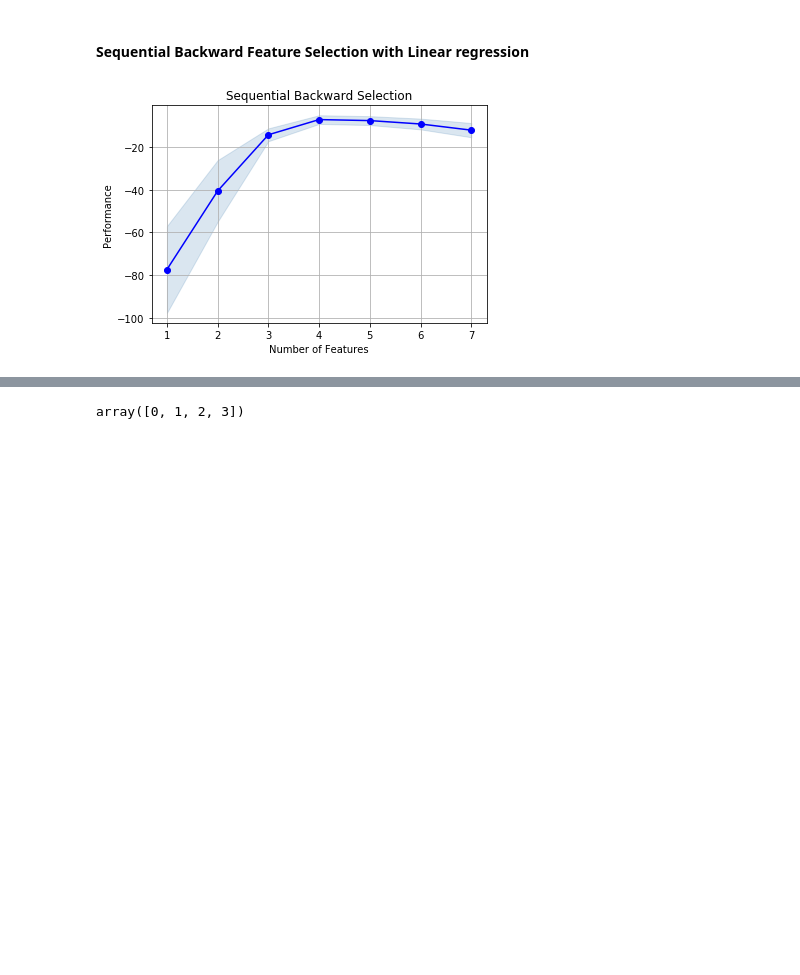
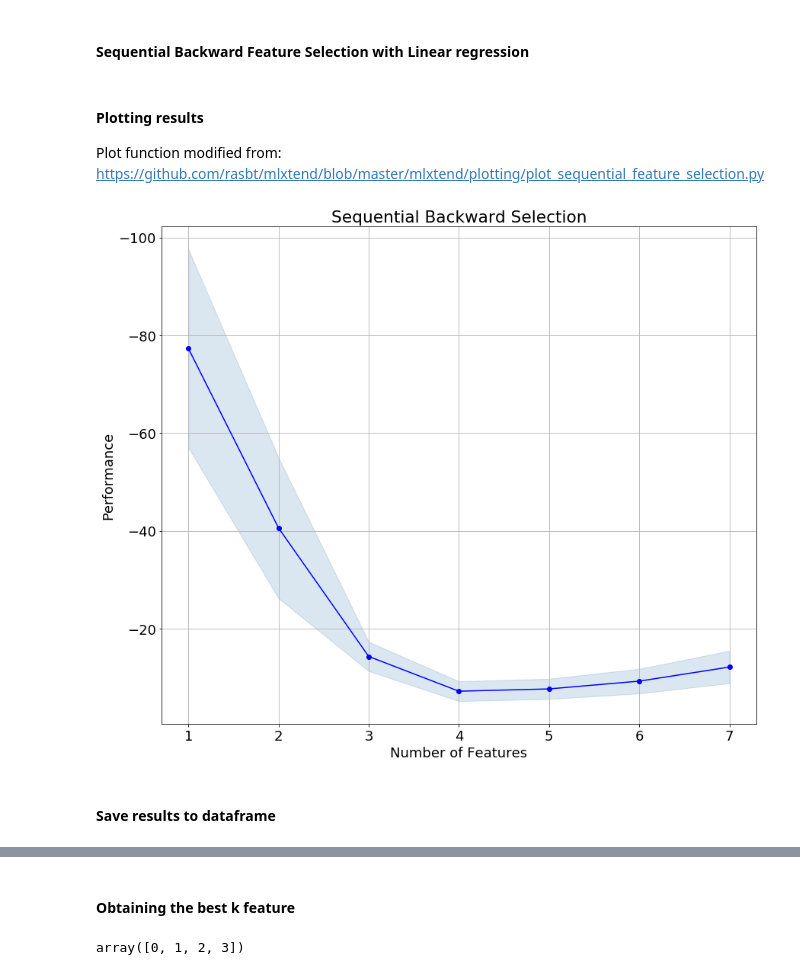
Before and after one commit to mycarta/Data-science-tools-petroleum-exploration-and-production, a Jupyter notebook: Python/notebooks_dev/000_SFS_variable_selection.ipynb, the cells around one changed output, grey strips where cells are left out. Drawn from its saved outputs; the diff is of its cells as text; code cells hidden in the pictures; blank space fills up the shorter version.

```diff
--- a/Python/notebooks_dev/000_SFS_variable_selection.ipynb
+++ b/Python/notebooks_dev/000_SFS_variable_selection.ipynb
@@ -32,5 +31,5 @@ X=features.values
 # %%
-y=np.squeeze(data.loc[:, ['Production']].values)
+y = data.loc[:, ['Production']].values
 # %%
 loo = LeaveOneOut()
 # %%
@@ -45,3 +44,7 @@ sfs = SFS(estimator=LR,
           n_jobs = -1)
 
 sfs = sfs.fit(X, y)
+# %% [markdown]
+#### Plotting results
+
+Plot function modified from:  https://github.com/rasbt/mlxtend/blob/master/mlxtend/plotting/plot_sequential_feature_selection.py
@@ -48,7 +146,11 @@ sfs = sfs.fit(X, y)
 # %%
-fig= plot_sfs(sfs.get_metric_dict(), kind='std_err')
+plot_sequential_feature_selection(sfs.get_metric_dict(), kind='std_err')
 plt.title('Sequential Backward Selection')
-plt.grid();
+
+plt.grid()
+plt.gca().invert_yaxis();
 # %% [output]
-[figure, old version]
+[figure, new version]
+# %% [markdown]
+#### Save results to dataframe
 # %%
@@ -65,4 +166,6 @@ selected_summary.sort_values(by='avg_score', ascending=0)
 | 3 | -14.3201 | 6.22978 | [-15.80179265395075, -3.214416151... | (0, 1, 3) | (0, 1, 3) | 13.3969 | 2.99564 | 3 |
 | 2 | -40.576 | 29.923 | [-25.976143595660844, -0.14395649... | (0, 1) | (0, 1) | 64.3484 | 14.3887 | 2 |
 | 1 | -77.2993 | 42.2025 | [-10.808128130366436, -67.9983186... | (1,) | (1,) | 90.7549 | 20.2934 | 1 |
+# %% [markdown]
+#### Obtaining the best k feature
 # %%
```
Also changed, not shown: parts of 7 cells of this notebook, 1 other file.
